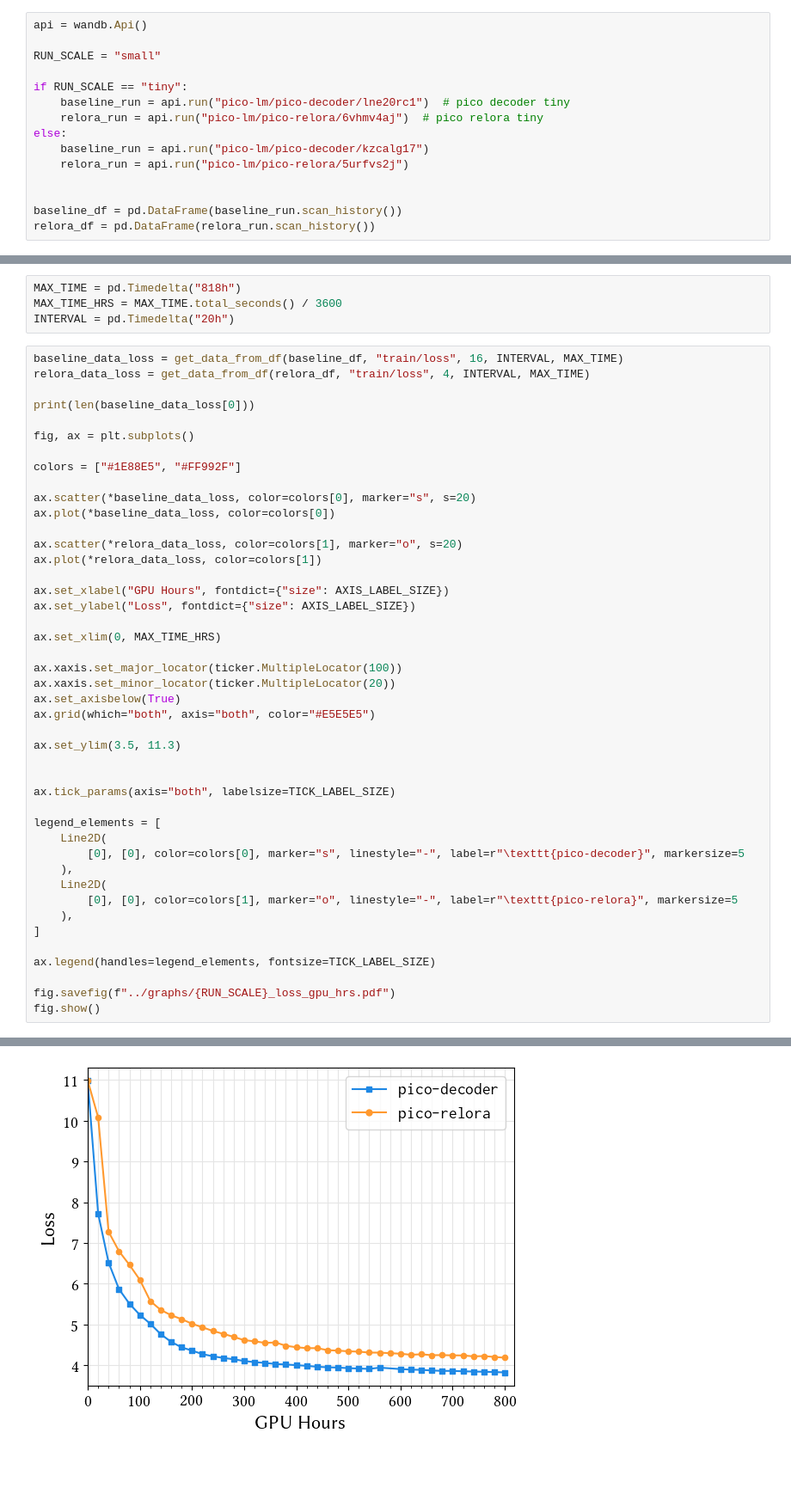
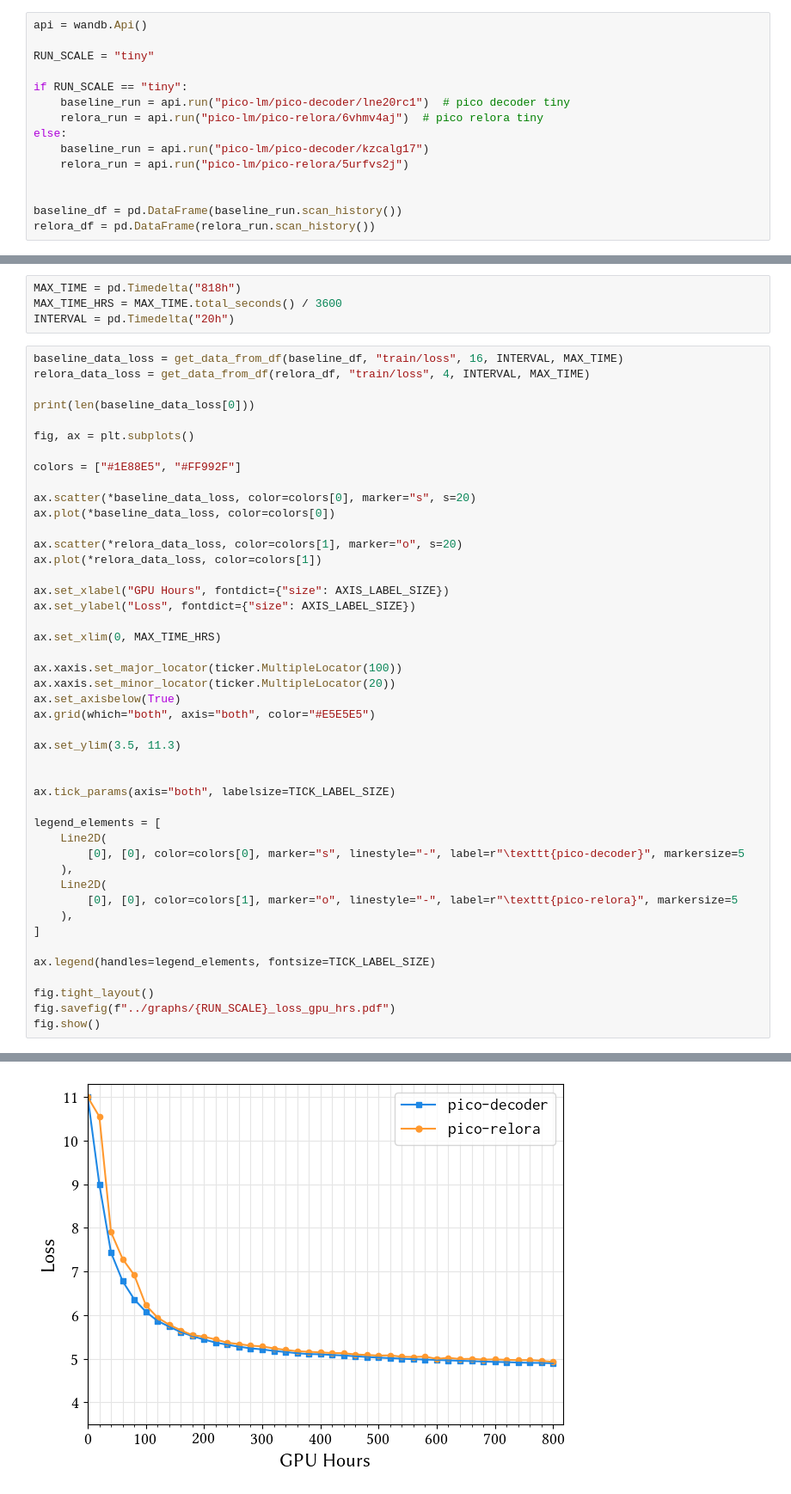
Before and after one commit to Yu-val-weiss/relora-pico, a Jupyter notebook: notebooks/training-plots-time.ipynb, the cells around one changed output, grey strips where cells are left out. Shown: that part at 86% size. Cells and saved outputs as stored; diff of their text form; blank space fills up the shorter version.

```diff
--- a/notebooks/training-plots-time.ipynb
+++ b/notebooks/training-plots-time.ipynb
@@ -39,7 +39,7 @@ AXIS_LABEL_SIZE = 16
 # %%
 api = wandb.Api()
 
-RUN_SCALE = "small"
+RUN_SCALE = "tiny"
 
 if RUN_SCALE == "tiny":
     baseline_run = api.run("pico-lm/pico-decoder/lne20rc1")  # pico decoder tiny
@@ -116,6 +116,7 @@ legend_elements = [
 
 ax.legend(handles=legend_elements, fontsize=TICK_LABEL_SIZE)
 
+fig.tight_layout()
 fig.savefig(f"../graphs/{RUN_SCALE}_loss_gpu_hrs.pdf")
 fig.show()
 # %% [output]
@@ -123,4 +124,4 @@ fig.show()
-[figure, old version]
+[figure, new version]
 # %%
 baseline_data_paloma = get_data_from_df(baseline_df, "eval/paloma", 16, INTERVAL, MAX_TIME)
 relora_data_paloma = get_data_from_df(relora_df, "eval/paloma", 4, INTERVAL, MAX_TIME)
```
Also changed, not shown: parts of 2 cells of this notebook, 4 other files.
